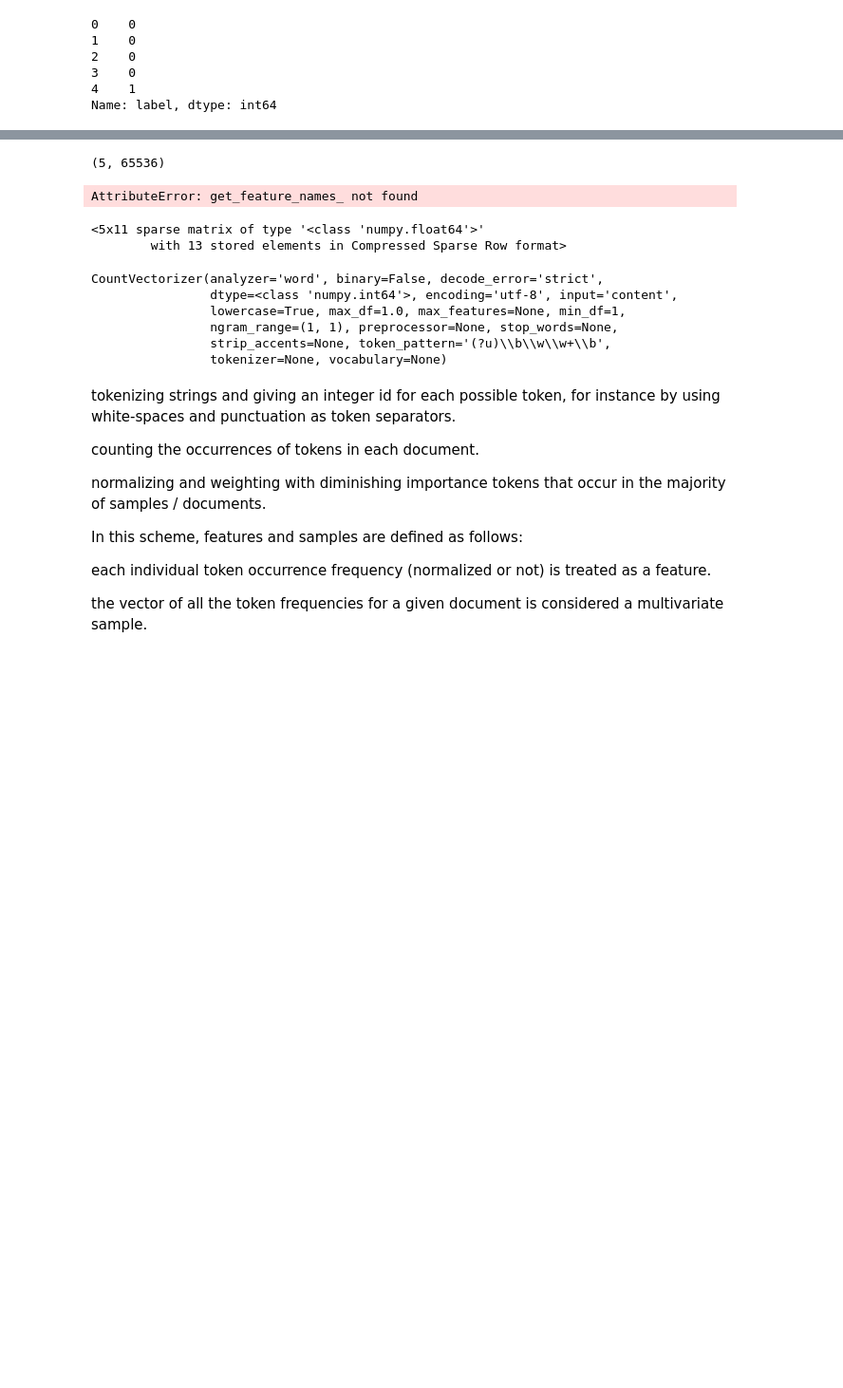
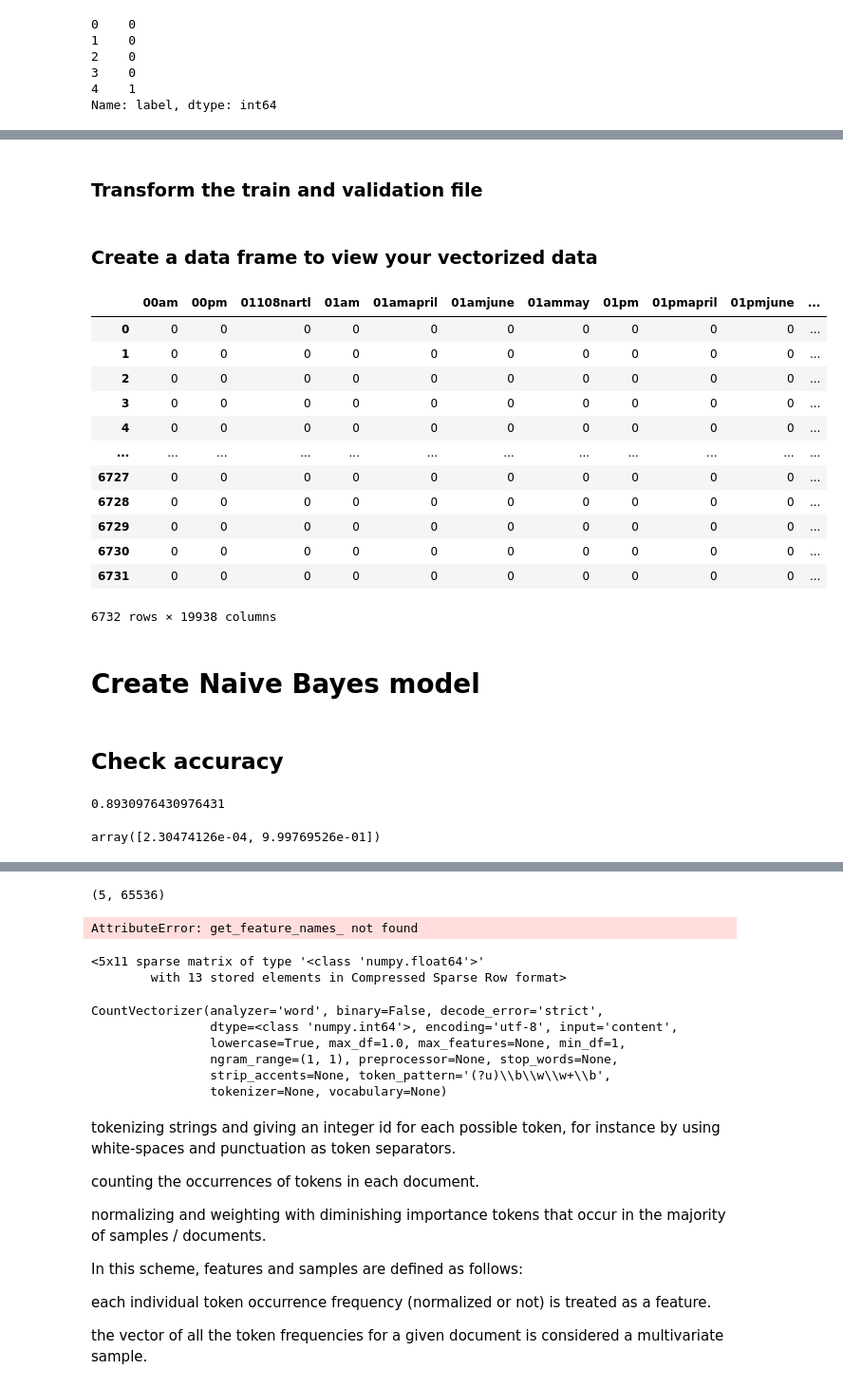
Before and after one commit to msa9493/Natural-Language-Processing, a Jupyter notebook: AV NLP Sentiment.ipynb, the cells around one changed output, grey strips where cells are left out. Shown at 95% size. Drawn from its saved outputs; the diff is of its cells as text; code cells hidden in the pictures; blank space fills up the shorter version.

```diff
--- a/AV NLP Sentiment.ipynb
+++ b/AV NLP Sentiment.ipynb
@@ -404,0 +459,2 @@ x_train, x_test, y_train, y_test = train_test_split(train['tweet'], labels, test
+# %% [markdown]
+### Transform the train and validation file
@@ -404,0 +464,24 @@ x_train, x_test, y_train, y_test = train_test_split(train['tweet'], labels, test
+# %% [markdown]
+### Create a data frame to view your vectorized data
+# %%
+word_freq_df = pd.DataFrame(X_train_cv.toarray(), columns = cv.get_feature_names())
+
+top_words_df = pd.DataFrame(word_freq_df.sum()).sort_values(0, ascending = False)
+# %%
+word_freq_df
+# %% [output]
+|  | 00am | 00pm | 01108nartl | 01am | 01amapril | 01amjune | 01ammay | 01pm | 01pmapril | 01pmjune | ... |
+| 0 | 0 | 0 | 0 | 0 | 0 | 0 | 0 | 0 | 0 | 0 | ... |
+| 1 | 0 | 0 | 0 | 0 | 0 | 0 | 0 | 0 | 0 | 0 | ... |
+| 2 | 0 | 0 | 0 | 0 | 0 | 0 | 0 | 0 | 0 | 0 | ... |
+| 3 | 0 | 0 | 0 | 0 | 0 | 0 | 0 | 0 | 0 | 0 | ... |
+| 4 | 0 | 0 | 0 | 0 | 0 | 0 | 0 | 0 | 0 | 0 | ... |
+| ... | ... | ... | ... | ... | ... | ... | ... | ... | ... | ... | ... |
+| 6727 | 0 | 0 | 0 | 0 | 0 | 0 | 0 | 0 | 0 | 0 | ... |
+| 6728 | 0 | 0 | 0 | 0 | 0 | 0 | 0 | 0 | 0 | 0 | ... |
+| 6729 | 0 | 0 | 0 | 0 | 0 | 0 | 0 | 0 | 0 | 0 | ... |
+| 6730 | 0 | 0 | 0 | 0 | 0 | 0 | 0 | 0 | 0 | 0 | ... |
+| 6731 | 0 | 0 | 0 | 0 | 0 | 0 | 0 | 0 | 0 | 0 | ... |
+6732 rows × 19938 columns
+# %% [markdown]
+# Create Naive Bayes model
@@ -404,0 +509,14 @@ x_train, x_test, y_train, y_test = train_test_split(train['tweet'], labels, test
+# %% [markdown]
+## Check accuracy
+# %%
+from sklearn.metrics import accuracy_score, precision_score, recall_score
+
+accuracy_score(y_test, predictions)
+
+#accuracy_score(y_test, y_pred)
+
+
+#precision_score(y_test, predictions)
+#recall_score(y_test, predictions)
+# %% [output]
+0.8930976430976431
@@ -404,0 +525,4 @@ x_train, x_test, y_train, y_test = train_test_split(train['tweet'], labels, test
+# %%
+naive_bayes.predict_proba(X_test_cv)[4]
+# %% [output]
+array([2.30474126e-04, 9.99769526e-01])
```
Also changed, not shown: parts of 36 cells of this notebook.
